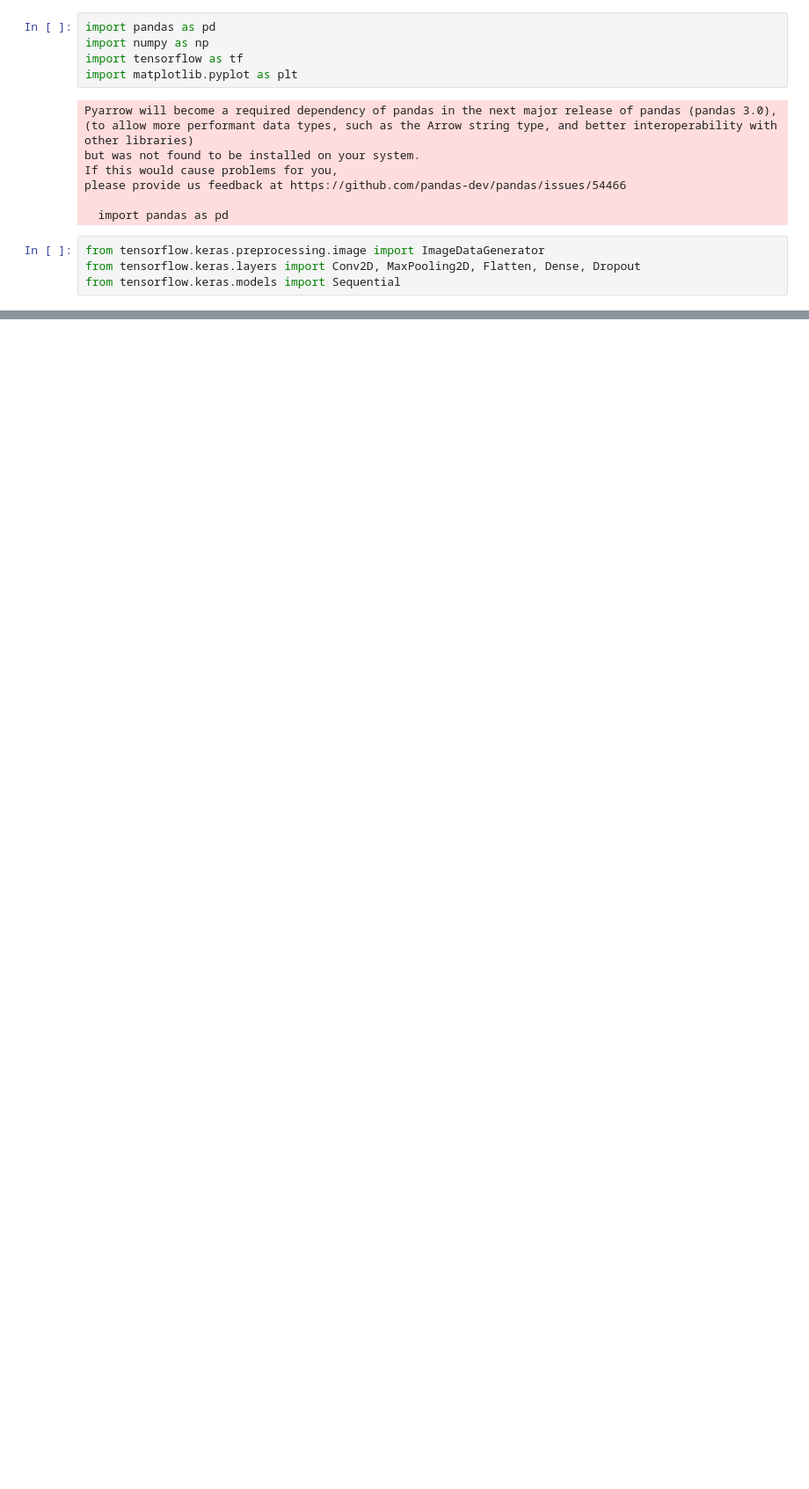
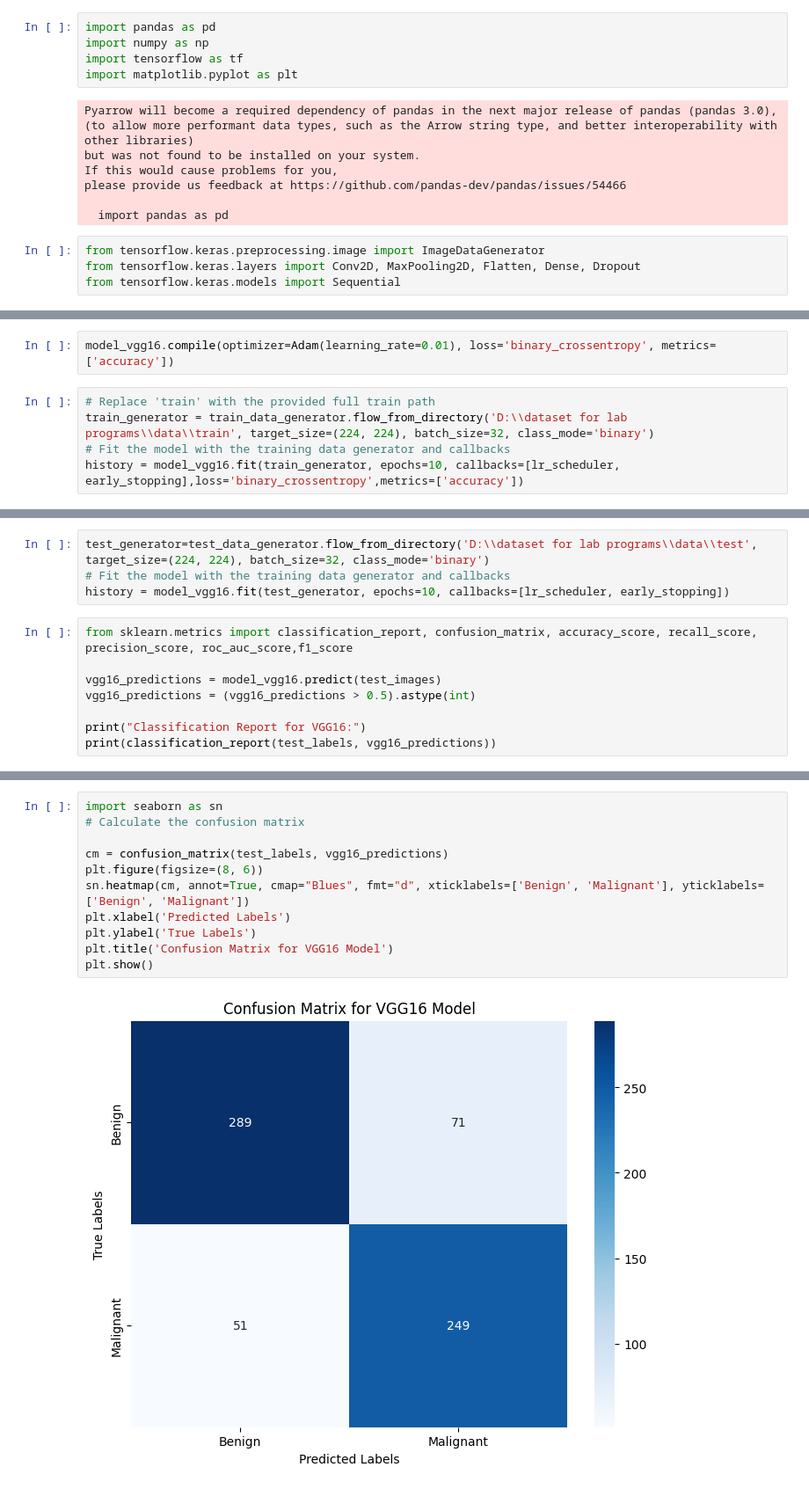
Before and after one commit to joshIsac/DeepLearningLab, a Jupyter notebook: 2348523_DL_lab6_CNN.ipynb, the cells around one changed output, grey strips where cells are left out. Shown at 88% size. Cells and saved outputs as stored; diff of their text form; blank space fills up the shorter version.

```diff
--- a/2348523_DL_lab6_CNN.ipynb
+++ b/2348523_DL_lab6_CNN.ipynb
@@ -158,0 +164,7 @@ Model: "vgg16"
+# %%
+model_vgg16.compile(optimizer=Adam(learning_rate=0.01), loss='binary_crossentropy', metrics=['accuracy'])
+# %%
+# Replace 'train' with the provided full train path
+train_generator = train_data_generator.flow_from_directory('D:\\dataset for lab programs\\data\\train', target_size=(224, 224), batch_size=32, class_mode='binary')
+# Fit the model with the training data generator and callbacks
+history = model_vgg16.fit(train_generator, epochs=10, callbacks=[lr_scheduler, early_stopping],loss='binary_crossentropy',metrics=['accuracy'])
@@ -158,0 +199,12 @@ Model: "vgg16"
+# %%
+test_generator=test_data_generator.flow_from_directory('D:\\dataset for lab programs\\data\\test', target_size=(224, 224), batch_size=32, class_mode='binary')
+# Fit the model with the training data generator and callbacks
+history = model_vgg16.fit(test_generator, epochs=10, callbacks=[lr_scheduler, early_stopping])
+# %%
+from sklearn.metrics import classification_report, confusion_matrix, accuracy_score, recall_score, precision_score, roc_auc_score,f1_score
+
+vgg16_predictions = model_vgg16.predict(test_images)
+vgg16_predictions = (vgg16_predictions > 0.5).astype(int)
+
+print("Classification Report for VGG16:")
+print(classification_report(test_labels, vgg16_predictions))
@@ -158,0 +222,13 @@ Model: "vgg16"
+# %%
+import seaborn as sn
+# Calculate the confusion matrix
+
+cm = confusion_matrix(test_labels, vgg16_predictions)
+plt.figure(figsize=(8, 6))
+sn.heatmap(cm, annot=True, cmap="Blues", fmt="d", xticklabels=['Benign', 'Malignant'], yticklabels=['Benign', 'Malignant'])
+plt.xlabel('Predicted Labels')
+plt.ylabel('True Labels')
+plt.title('Confusion Matrix for VGG16 Model')
+plt.show()
+# %% [output]
+[figure, added]
```
Also changed, not shown: parts of 23 cells of this notebook, 1 other file.
